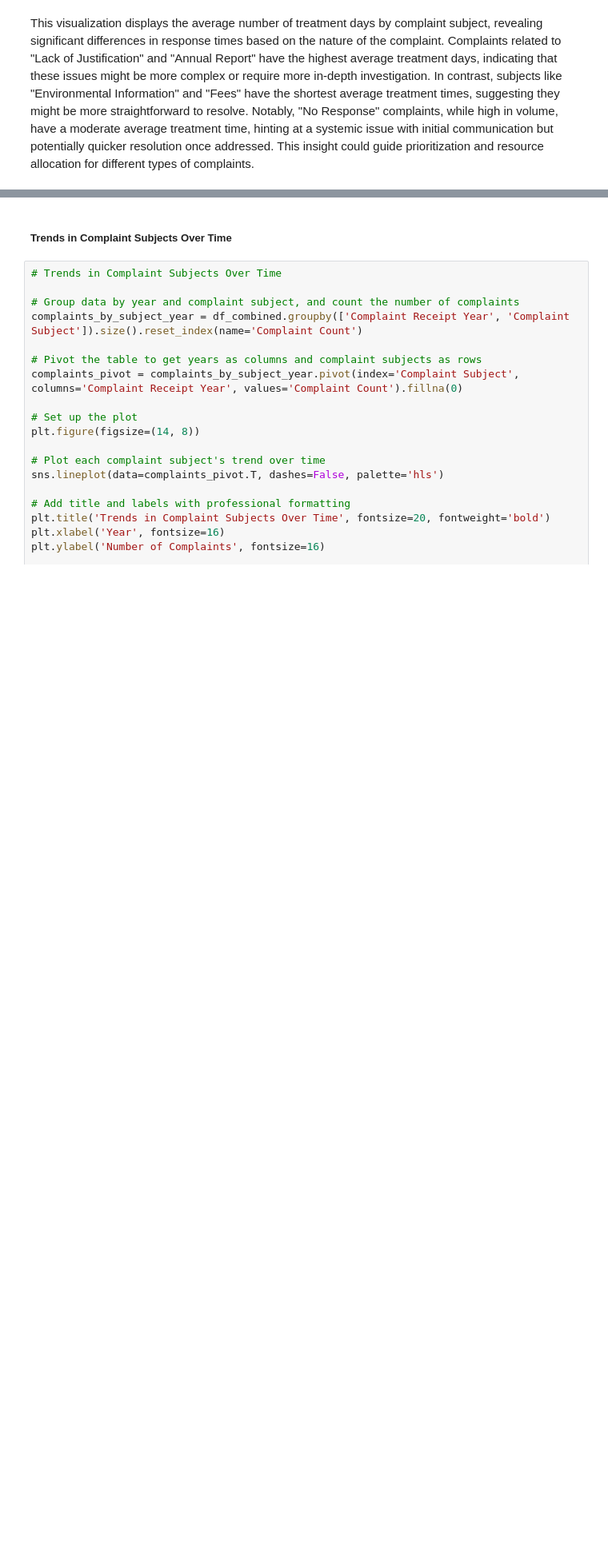
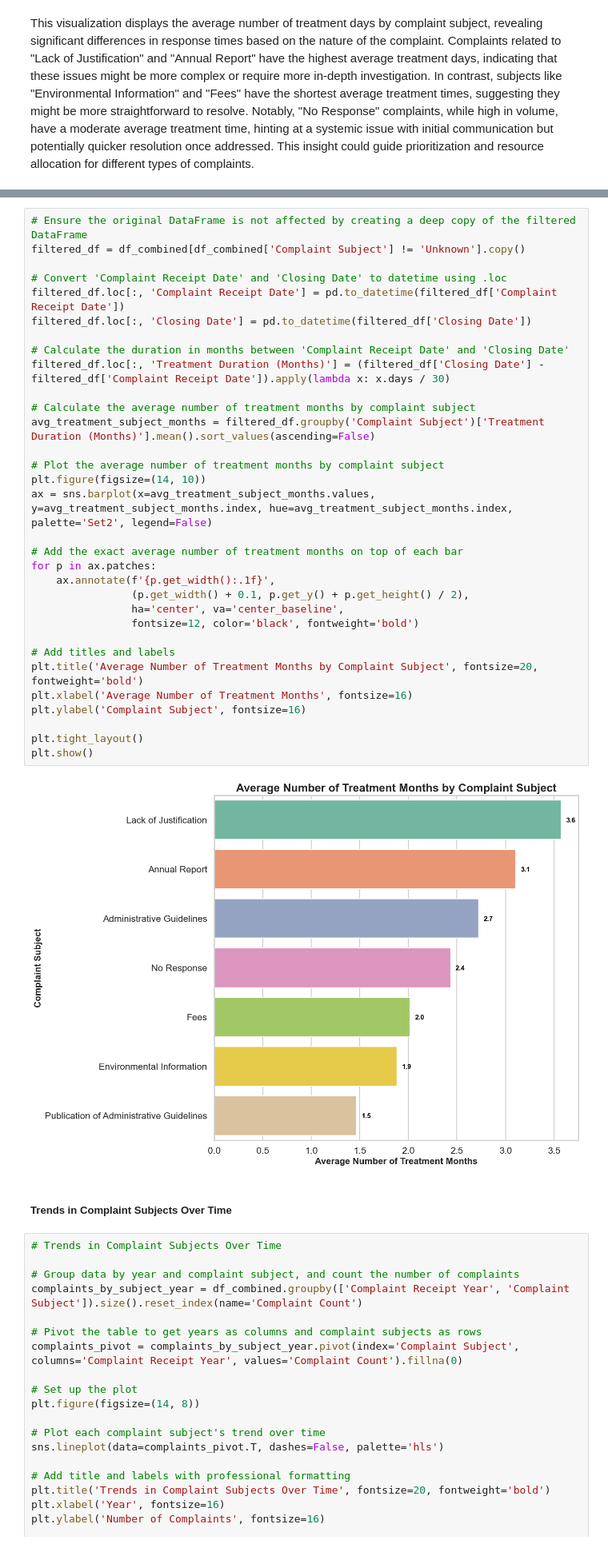
Before and after one commit to Dor-J/FreedomOfInformationComplaintsEDA, a Jupyter notebook: src/foi_complaints_eda.ipynb, the cells around one changed output, grey strips where cells are left out. Shown at 80% size. Drawn from its saved outputs; the diff is of its cells as text; blank space fills up the shorter version.

Commit message:
add plot time( weeks) of treatment by complaint subject

```diff
--- a/src/foi_complaints_eda.ipynb
+++ b/src/foi_complaints_eda.ipynb
@@ -1383,3 +1423,37 @@ This visualization displays the average number of treatment days by complaint su
+# %%
+# Ensure the original DataFrame is not affected by creating a deep copy of the filtered DataFrame
+filtered_df = df_combined[df_combined['Complaint Subject'] != 'Unknown'].copy()
+
+# Convert 'Complaint Receipt Date' and 'Closing Date' to datetime using .loc
+filtered_df.loc[:, 'Complaint Receipt Date'] = pd.to_datetime(filtered_df['Complaint Receipt Date'])
+filtered_df.loc[:, 'Closing Date'] = pd.to_datetime(filtered_df['Closing Date'])
+
+# Calculate the duration in months between 'Complaint Receipt Date' and 'Closing Date'
+filtered_df.loc[:, 'Treatment Duration (Months)'] = (filtered_df['Closing Date'] - filtered_df['Complaint Receipt Date']).apply(lambda x: x.days / 30)
+
+# Calculate the average number of treatment months by complaint subject
+avg_treatment_subject_months = filtered_df.groupby('Complaint Subject')['Treatment Duration (Months)'].mean().sort_values(ascending=False)
+
+# Plot the average number of treatment months by complaint subject
+plt.figure(figsize=(14, 10))
+ax = sns.barplot(x=avg_treatment_subject_months.values, y=avg_treatment_subject_months.index, hue=avg_treatment_subject_months.index, palette='Set2', legend=False)
+
+# Add the exact average number of treatment months on top of each bar
+for p in ax.patches:
+    ax.annotate(f'{p.get_width():.1f}',
+                (p.get_width() + 0.1, p.get_y() + p.get_height() / 2),
+                ha='center', va='center_baseline',
+                fontsize=12, color='black', fontweight='bold')
+
+# Add titles and labels
+plt.title('Average Number of Treatment Months by Complaint Subject', fontsize=20, fontweight='bold')
+plt.xlabel('Average Number of Treatment Months', fontsize=16)
+plt.ylabel('Complaint Subject', fontsize=16)
+
+plt.tight_layout()
+plt.show()
+# %% [output]
+[figure, added]
 # %% [markdown]
 ##### Trends in Complaint Subjects Over Time
 # %%
```
Also changed, not shown: parts of 4 cells of this notebook.
